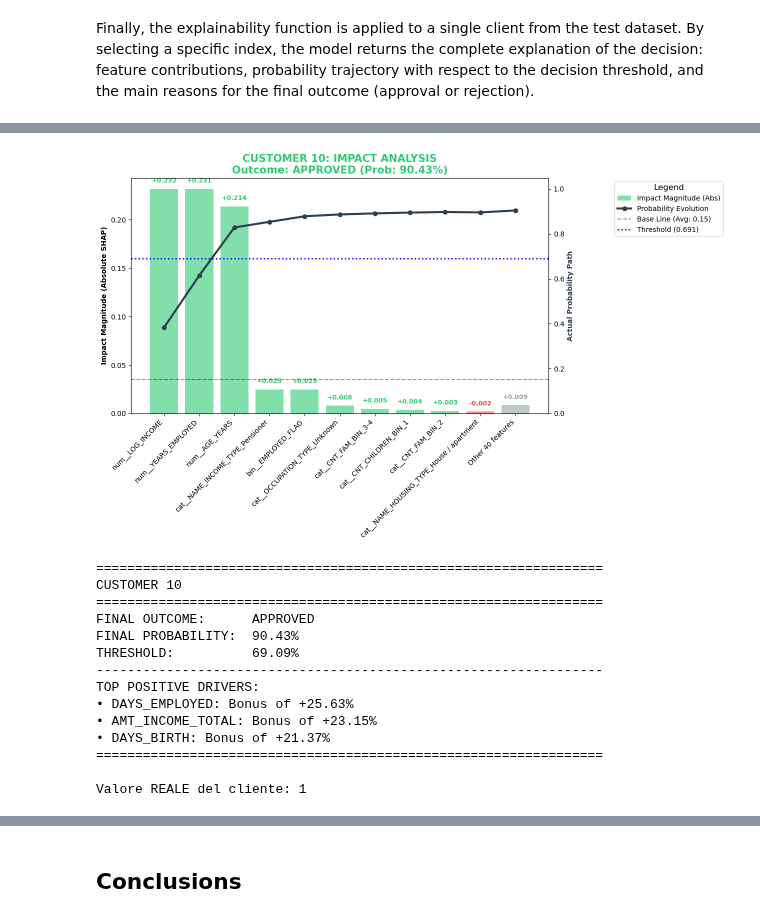
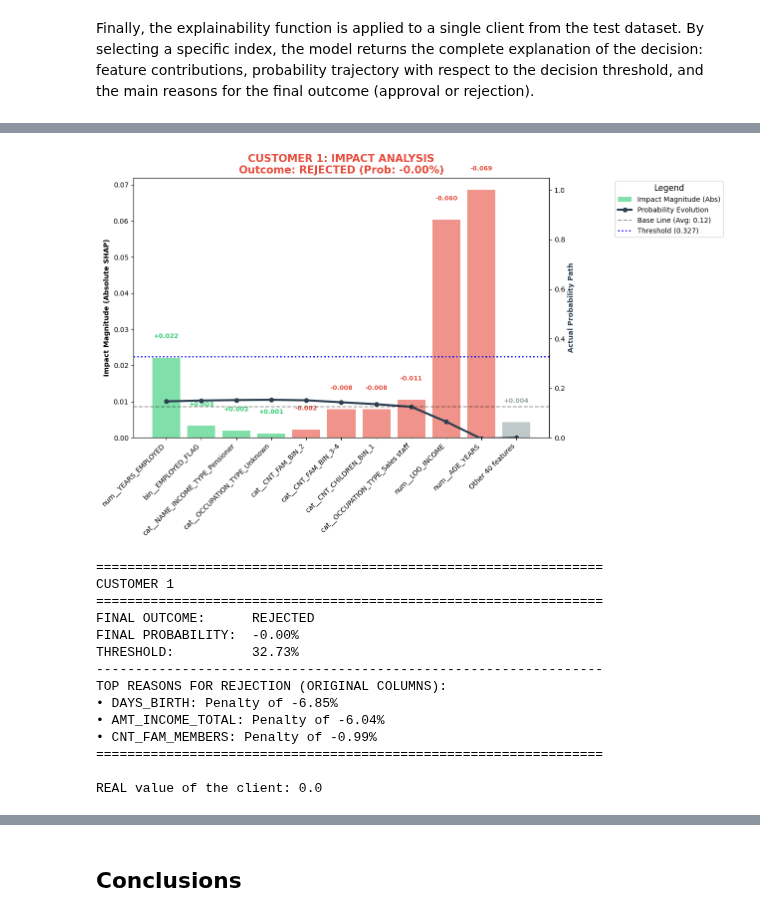
Before and after one commit to Antonio-Martella/end-to-end-ml-credit-risk, a Jupyter notebook: Credit_score.ipynb, the cells around one changed output, grey strips where cells are left out. Saved outputs shown, nothing was run; the diff lists cells and outputs as text; code cells hidden in the pictures.

```diff
--- a/Credit_score.ipynb
+++ b/Credit_score.ipynb
@@ -1336,20 +1302,18 @@ Valore REALE del cliente: 0
-# %%
-idx=10
-print_result(explanation, best_threshold, idx)
-print(f"Valore REALE del cliente: {y_test.iloc[idx]}")
-# %% [output]
-[figure, removed]
-=================================================================
-CUSTOMER 10
-=================================================================
-FINAL OUTCOME:      APPROVED
-FINAL PROBABILITY:  90.43%
-THRESHOLD:          69.09%
------------------------------------------------------------------
-TOP POSITIVE DRIVERS:
-• DAYS_EMPLOYED: Bonus of +25.63%
-• AMT_INCOME_TOTAL: Bonus of +23.15%
-• DAYS_BIRTH: Bonus of +21.37%
-=================================================================
-
-Valore REALE del cliente: 1
+# %%
+print_result(explanation, best_threshold, 1, y_test)
+# %% [output]
+[figure, added]
+=================================================================
+CUSTOMER 1
+=================================================================
+FINAL OUTCOME:      REJECTED
+FINAL PROBABILITY:  -0.00%
+THRESHOLD:          32.73%
+-----------------------------------------------------------------
+TOP REASONS FOR REJECTION (ORIGINAL COLUMNS):
+• DAYS_BIRTH: Penalty of -6.85%
+• AMT_INCOME_TOTAL: Penalty of -6.04%
+• CNT_FAM_MEMBERS: Penalty of -0.99%
+=================================================================
+
+REAL value of the client: 0.0
```
Also changed, not shown: parts of 63 cells of this notebook, 2 other files.
